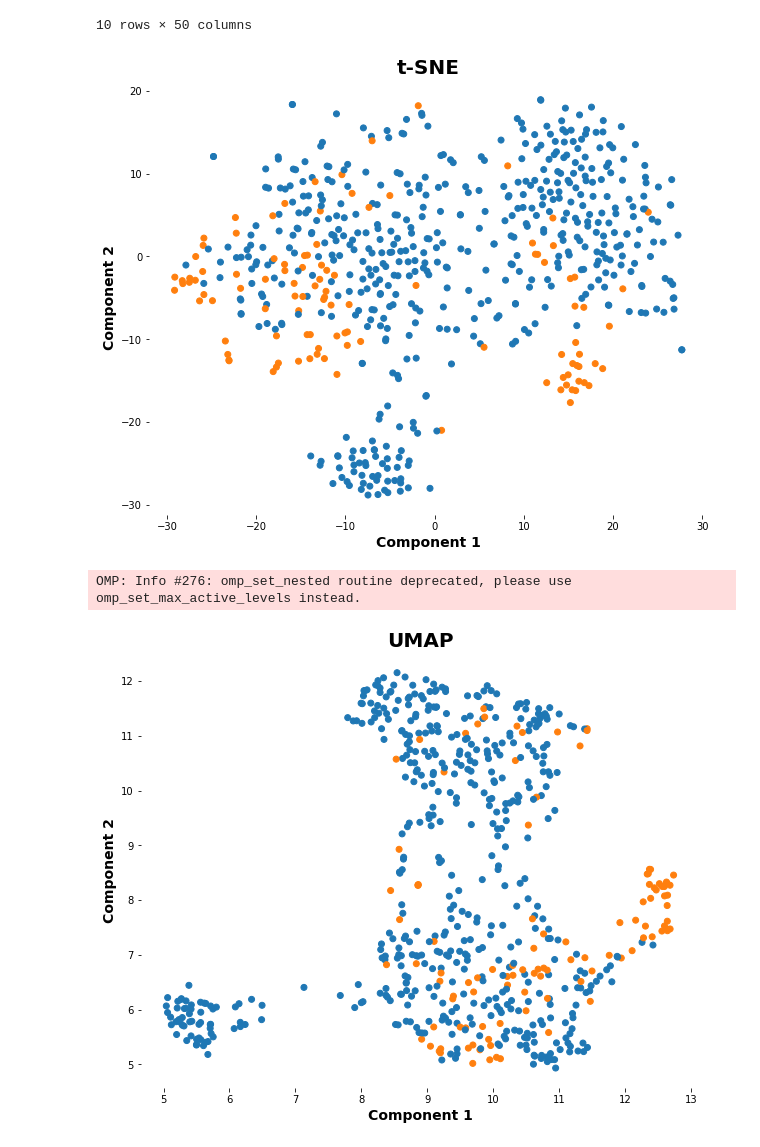
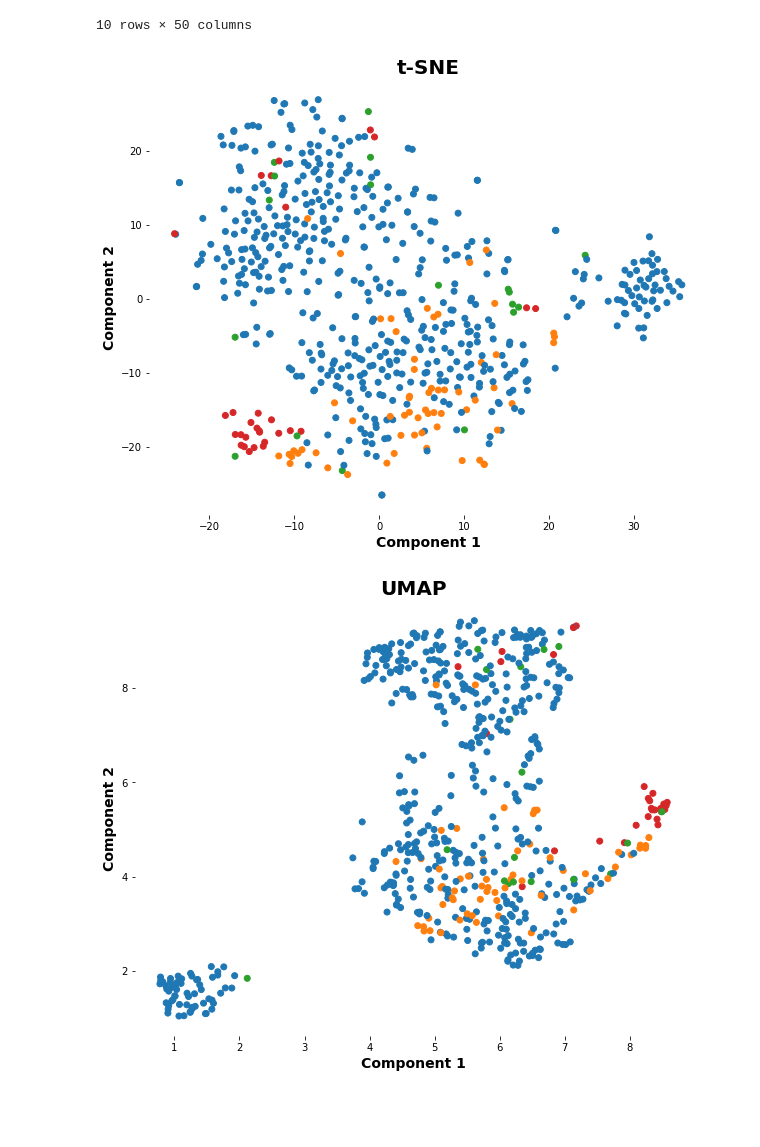
Before and after one commit to ClayGendron/icr-identify-age-related-conditions-kaggle, a Jupyter notebook: icr_eda.ipynb, the cells around one changed output. Saved outputs shown, nothing was run; the diff lists cells and outputs as text; code cells hidden in the pictures; blank space fills up the shorter version.

```diff
--- a/icr_eda.ipynb
+++ b/icr_eda.ipynb
@@ -13,6 +13,10 @@ import umap
 train_df = pd.read_csv('icr-identify-age-related-conditions/train.csv')
 test_df = pd.read_csv('icr-identify-age-related-conditions/test.csv')
 greeks_df = pd.read_csv('icr-identify-age-related-conditions/greeks.csv')
+
+train_with_greeks_df = train_df.merge(greeks_df, how = 'inner', on = 'Id')
+train_with_greeks_df['Epsilon'] = train_with_greeks_df['Epsilon'].replace('Unknown', np.nan)
+train_with_greeks_df['Epsilon'] = pd.to_datetime(train_with_greeks_df['Epsilon'], format = '%m/%d/%Y')
 # %%
 # plot styles
 font_dict_header = {'size': 20, 'weight': 'bold'}
@@ -213,29 +217,29 @@ pca_components_df.abs().T.sort_values(by = 'Principal Component 1', ascending =
 # %%
 # t-SNE
 tsne_n = 2
 tsne = TSNE(n_components = tsne_n)
 tsne_columns = ['Component ' + str(i + 1) for i in range(tsne_n)]
 x_tsne = tsne.fit_transform(x_train)
 tsne.fit(x_train)
 
 # create df with the t-SNE components and 'Class'
 tsne_df = pd.DataFrame(data = x_tsne, columns = tsne_columns)
 tsne_df['Class'] = y_train
 
-color_dict = {0: 'C0', 1: 'C1'}
-colors = pca_df['Class'].map(color_dict)
+color_dict = {'A': 'C0', 'B': 'C1', 'D': 'C2', 'G': 'C3'}
+colors = train_with_greeks_df['Alpha'].map(color_dict)
 
 # plot components
 plt.figure(figsize = (10, 8))
 plt.title('t-SNE', fontdict = font_dict_header)
 plt.box(False)
 plt.scatter(tsne_df['Component 1'], tsne_df['Component 2'], c = colors)
 plt.xlabel('Component 1', fontdict = font_dict_axistitle)
 plt.ylabel('Component 2', fontdict = font_dict_axistitle)
 
 plt.show()
 # %% [output]
-[figure, old version]
+[figure, new version]
 # %%
 # umap
 umap_n = 2
@@ -247,8 +251,8 @@ x_umap = reducer.fit_transform(x_train)
 umap_df = pd.DataFrame(data = x_umap, columns = umap_columns)
 umap_df['Class'] = y_train
 
-color_dict = {0: 'C0', 1: 'C1'}
-colors = umap_df['Class'].map(color_dict)
+color_dict = {'A': 'C0', 'B': 'C1', 'D': 'C2', 'G': 'C3'}
+colors = train_with_greeks_df['Alpha'].map(color_dict)
 
 # plot components
 plt.figure(figsize = (10, 8))
@@ -260,5 +264,4 @@ plt.ylabel('Component 2', fontdict = font_dict_axistitle)
 
 plt.show()
 # %% [output]
-OMP: Info #276: omp_set_nested routine deprecated, please use omp_set_max_active_levels instead.
-[figure, old version]
+[figure, new version]
```
Also changed, not shown: parts of 6 cells of this notebook, 4 other files.
